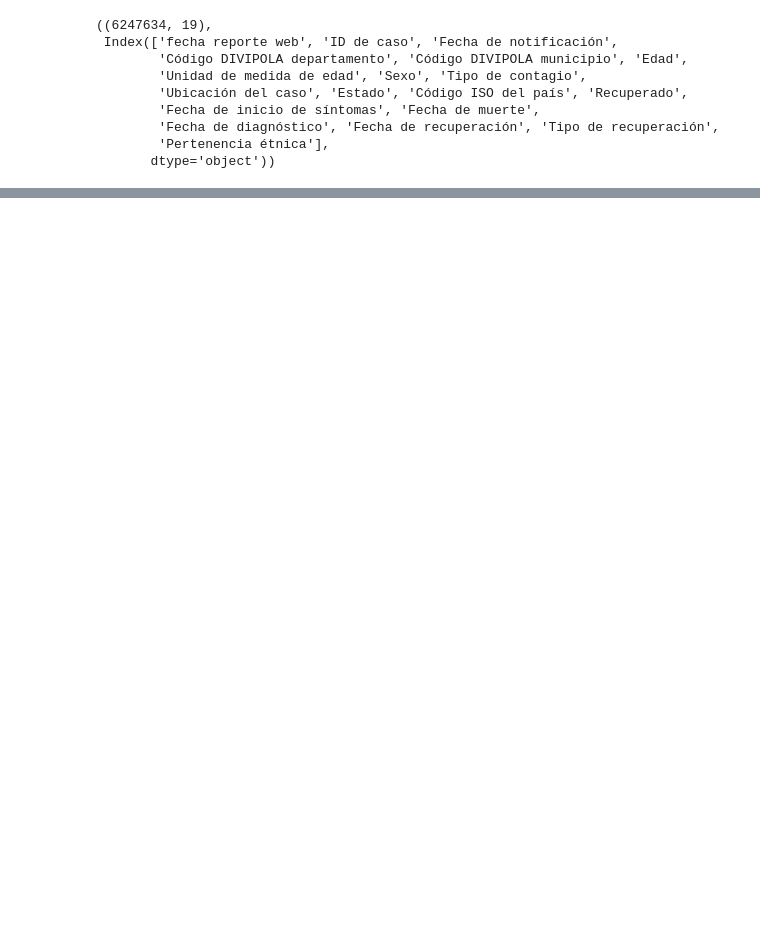
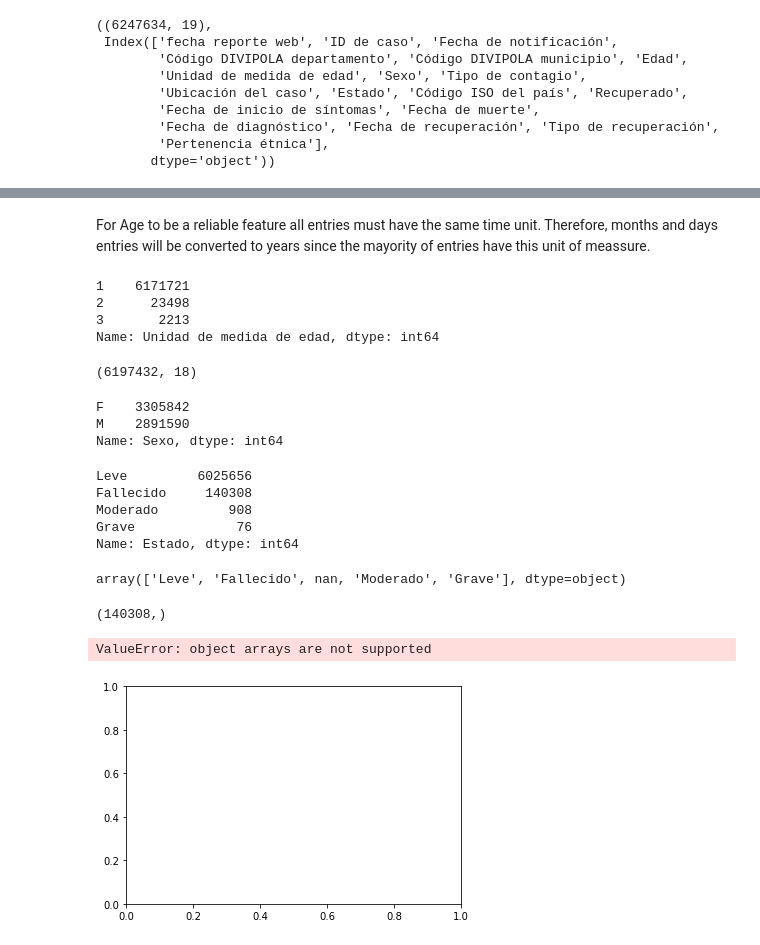
Before and after one commit to edangomez/INS-COVID19, a Jupyter notebook: pipeline.ipynb, the cells around one changed output, grey strips where cells are left out. Saved outputs shown, nothing was run; the diff lists cells and outputs as text; code cells hidden in the pictures; blank space fills up the shorter version.

```diff
--- a/pipeline.ipynb
+++ b/pipeline.ipynb
@@ -339,0 +311,54 @@ Index(['fecha reporte web', 'ID de caso', 'Fecha de notificación',
+# %% [markdown]
+For Age to be a reliable feature all entries must have the same time unit. Therefore, months and days entries will be converted to years since the mayority of entries have this unit of meassure.
+# %%
+df['Unidad de medida de edad'].value_counts()
+# %% [output]
+1    6171721
+2      23498
+3       2213
+Name: Unidad de medida de edad, dtype: int64
+# %%
+# For entries in months
+new_age2 = df.loc[df['Unidad de medida de edad']==2, ['Edad']].iloc[:,0]/12
+df.loc[df['Unidad de medida de edad']==2, ['Edad']] = new_age2
+
+# For entries in days
+new_age3 = df.loc[df['Unidad de medida de edad']==3, ['Edad']].iloc[:,0]/365
+df.loc[df['Unidad de medida de edad']==3, ['Edad']] = new_age3
+
+# drop "unidad de medida de edad" since no longer useful
+df = df.drop('Unidad de medida de edad', axis = 1)
+df.shape
+# %% [output]
+(6197432, 18)
+# %%
+# Defining unique entries for 'Sexo'
+df.loc[df.Sexo == 'm', ['Sexo']] = 'M'
+df.loc[df.Sexo == 'f',['Sexo']] = 'F'
+
+df.Sexo.value_counts()
+# %% [output]
+F    3305842
+M    2891590
+Name: Sexo, dtype: int64
+# %%
+df.Estado.value_counts()
+# %% [output]
+Leve         6025656
+Fallecido     140308
+Moderado         908
+Grave             76
+Name: Estado, dtype: int64
+# %%
+df.Estado.unique()
+# %% [output]
+array(['Leve', 'Fallecido', nan, 'Moderado', 'Grave'], dtype=object)
+# %%
+df[df['Estado']=='Fallecido'].Edad.shape
+# %% [output]
+(140308,)
+# %%
+sns.kdeplot(df[df['Estado']=='Fallecido']['Edad'])
+# %% [output]
+ValueError: object arrays are not supported
+[figure, added]
```
Also changed, not shown: parts of 23 cells of this notebook.
